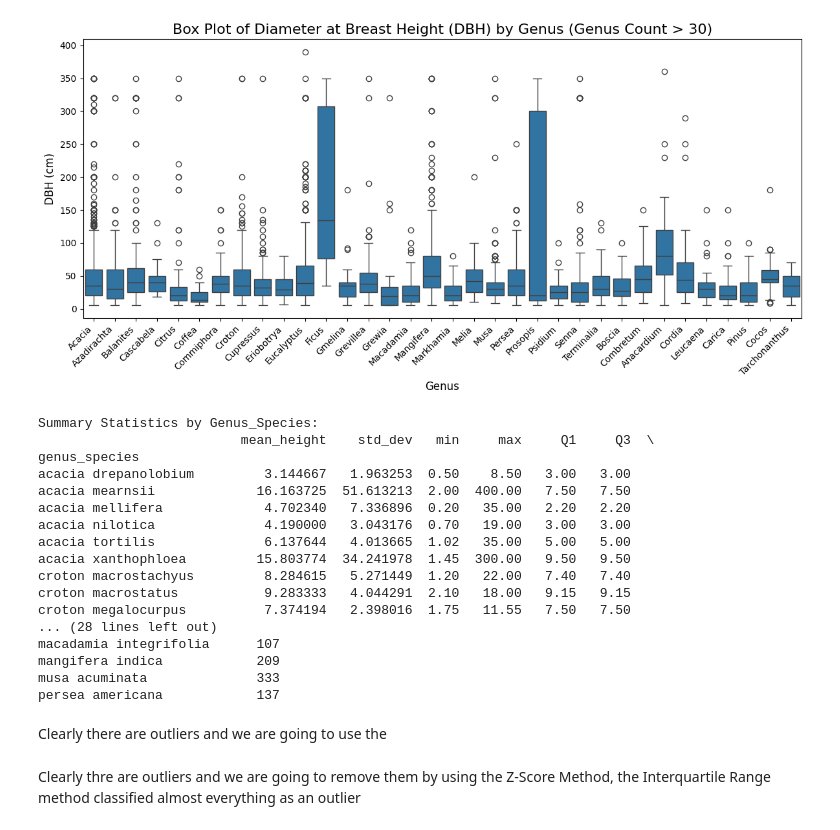
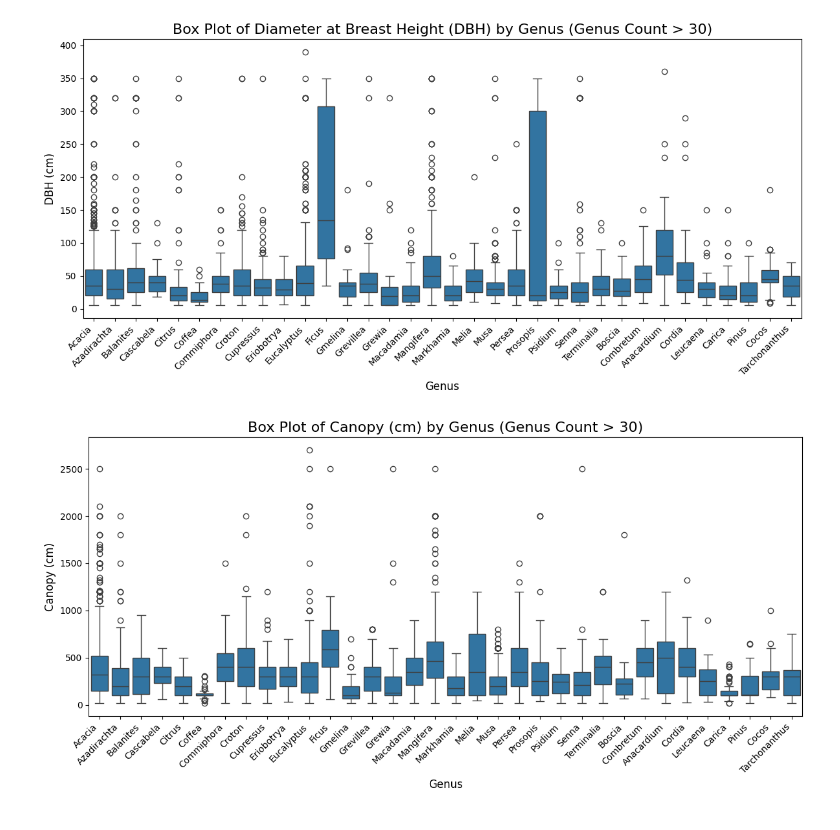
Before and after one commit to irungus/agf_kenya, a Jupyter notebook: code/agf_kenya_colab.ipynb, the cells around one changed output. Drawn from its saved outputs; the diff is of its cells as text; code cells hidden in the pictures.

```diff
--- a/code/agf_kenya_colab.ipynb
+++ b/code/agf_kenya_colab.ipynb
@@ -257,57 +261,27 @@ plt.show()
 # %%
 # Filter for Genus with count > 30
 genus_counts = agf_kenya['Genus'].value_counts()
 valid_genus = genus_counts[genus_counts > 30].index
 filtered_df = agf_kenya[agf_kenya['Genus'].isin(valid_genus)]
 
 
 # Create the box plot
 plt.figure(figsize=(12, 6))
 sns.boxplot(
     x='Genus',
-    y='DBH_cm',
+    y='Canopy_cm',
     data=filtered_df,
     showfliers=True
 )
 
 # Customize plot appearance
-plt.title("Box Plot of Diameter at Breast Height (DBH) by Genus (Genus Count > 30)", fontsize=16)
+plt.title("Box Plot of Canopy (cm) by Genus (Genus Count > 30)", fontsize=16)
 plt.xlabel("Genus", fontsize=12)
-plt.ylabel("DBH (cm)", fontsize=12)
+plt.ylabel("Canopy (cm)", fontsize=12)
 plt.xticks(rotation=45, ha='right', fontsize=10)
 plt.tight_layout()
 
 # Show plot
 plt.show()
+# %% [output]
+[figure, added]
-# %%
-# Calculate descriptive statistics for each genus_species
-species_stats = agf_kenya_cleaned.groupby('Genus')['Height_cm'].agg(
-    mean_height='mean',
-    std_dev='std',
-    min = 'min',
-    max = 'max',
-    Q1 = 'quantile',
-    Q3 = 'quantile',
-    count = 'count'
-)
-
-print("Summary Statistics by Genus_Species:")
-print(species_stats)
-# %% [output]
-Summary Statistics by Genus_Species:
-                          mean_height    std_dev   min     max     Q1     Q3  \
-genus_species
-acacia drepanolobium         3.144667   1.963253  0.50    8.50   3.00   3.00
-acacia mearnsii             16.163725  51.613213  2.00  400.00   7.50   7.50
-acacia mellifera             4.702340   7.336896  0.20   35.00   2.20   2.20
-acacia nilotica              4.190000   3.043176  0.70   19.00   3.00   3.00
-acacia tortilis              6.137644   4.013665  1.02   35.00   5.00   5.00
-acacia xanthophloea         15.803774  34.241978  1.45  300.00   9.50   9.50
-croton macrostachyus         8.284615   5.271449  1.20   22.00   7.40   7.40
-croton macrostatus           9.283333   4.044291  2.10   18.00   9.15   9.15
-croton megalocurpus          7.374194   2.398016  1.75   11.55   7.50   7.50
-... (28 lines left out)
-macadamia integrifolia      107
-mangifera indica            209
-musa acuminata              333
-persea americana            137
@@ -330,4 +287,0 @@ persea americana            137
-# %% [markdown]
-Clearly there are outliers and we are going to use the
-# %% [markdown]
-Clearly thre are outliers and we are going to remove them by using the Z-Score Method, the Interquartile Range method classified almost everything as an outlier
```
Also changed, not shown: parts of 32 cells of this notebook.
